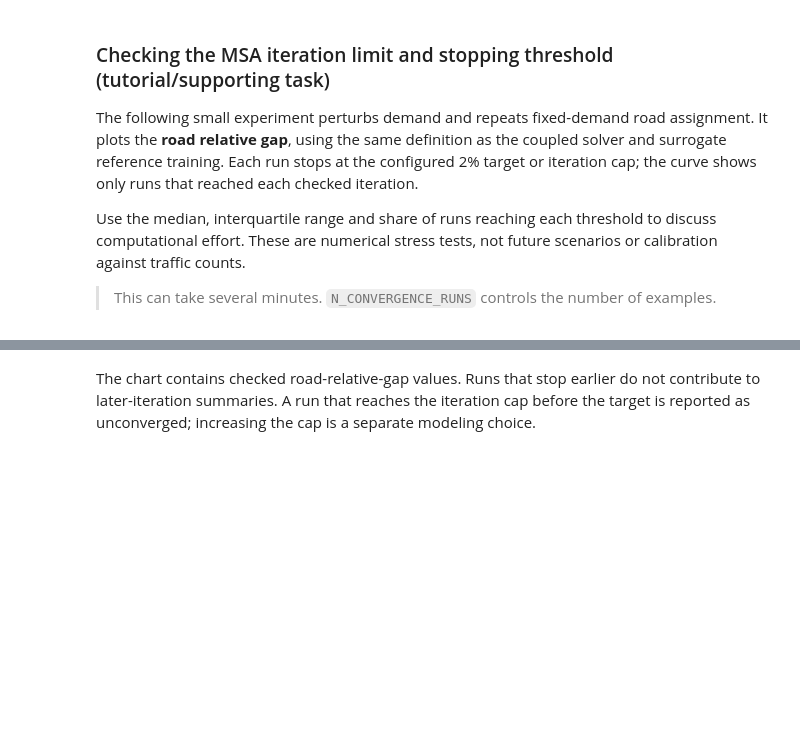
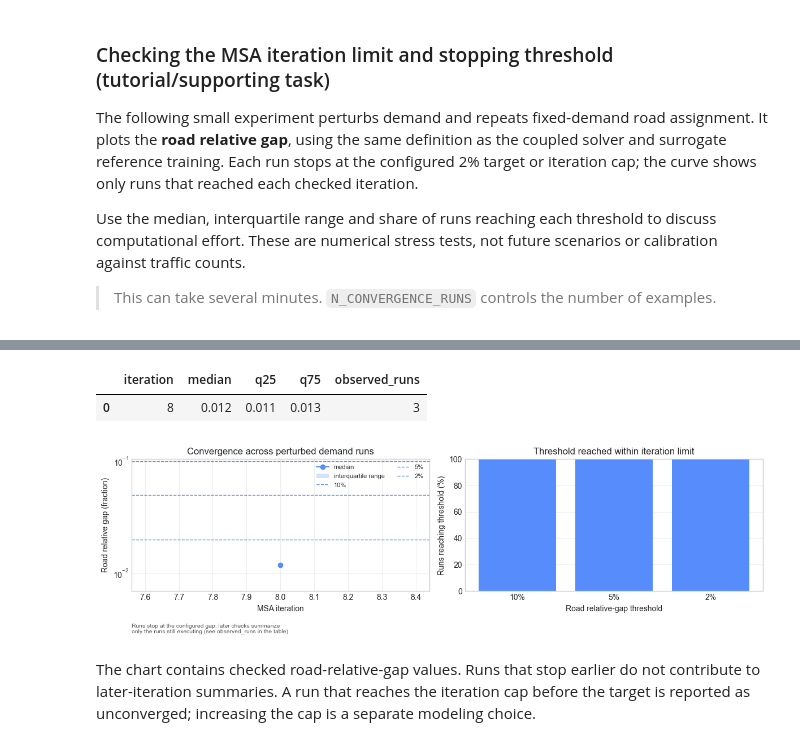
Before and after one commit to evmu2/IP-HS26-MehrSpur-CaseStudy-IP, a Jupyter notebook: notebooks/02_system_modeling.ipynb, the cells around one changed output, grey strips where cells are left out. Saved outputs shown, nothing was run; the diff lists cells and outputs as text; code cells hidden in the pictures; blank space fills up the shorter version.

```diff
--- a/notebooks/02_system_modeling.ipynb
+++ b/notebooks/02_system_modeling.ipynb
@@ -869,7 +872,7 @@ Use the median, interquartile range and share of runs reaching each threshold to
 # %%
 # Parallel numerical stability test for the fixed-demand MSA calculation.
 
-N_CONVERGENCE_RUNS = 6
+N_CONVERGENCE_RUNS = 3
 CONVERGENCE_MAX_ITERATIONS = ASSIGNMENT_OPTIONS["max_iterations"]
 CONVERGENCE_THRESHOLDS = (0.10, 0.05, 0.02)
 N_CONVERGENCE_JOBS = min(4, max(1, (os.cpu_count() or 2) - 1))
@@ -899,3 +902,4 @@ MSA_CONVERGENCE_FIGURE = tmi.plot_assignment_convergence_test(
 )
 exports.save_outputs("1_6_msa_convergence", figure=MSA_CONVERGENCE_FIGURE)
 display(MSA_CONVERGENCE_FIGURE)
+# %% [output]
@@ -902,3 +908,6 @@ display(MSA_CONVERGENCE_FIGURE)
+|  | iteration | median | q25 | q75 | observed_runs |
+| 0 | 8 | 0.012 | 0.011 | 0.013 | 3 |
+[figure, added]
 # %% [markdown]
 The chart contains checked road-relative-gap values. Runs that stop earlier do not contribute to later-iteration summaries. A run that reaches the iteration cap before the target is reported as unconverged; increasing the cap is a separate modeling choice.
 # %% [markdown]
```
Also changed, not shown: parts of 9 cells of this notebook, 4 other files.
